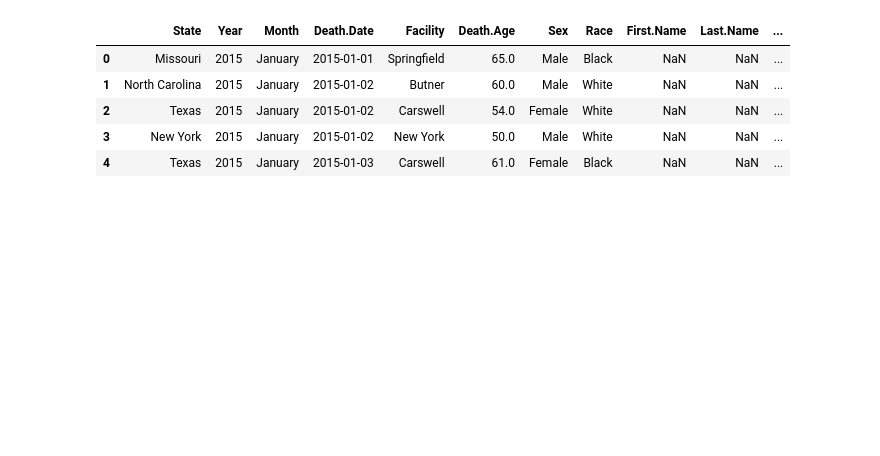
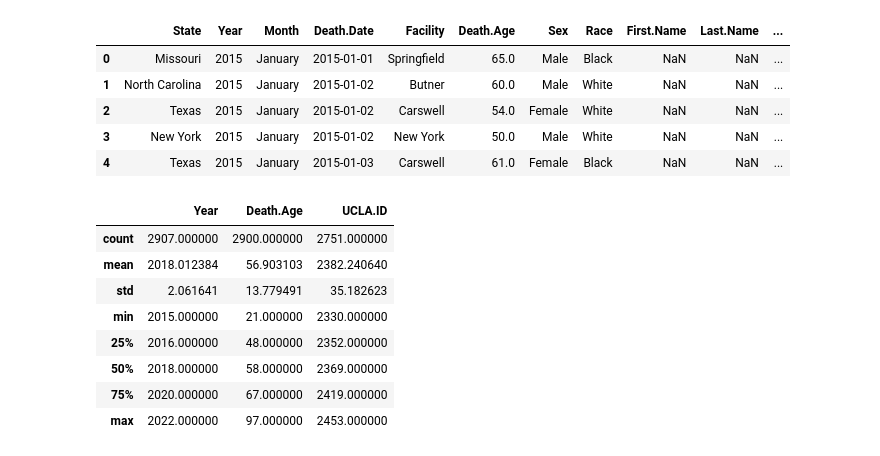
Before and after one commit to ahvblackwelltech/Mortality-in-the-Correctional-System, a Jupyter notebook: Mortality_in_the_Correctional_System.ipynb, the cells around one changed output. Drawn from its saved outputs; the diff is of its cells as text; code cells hidden in the pictures; blank space fills up the shorter version.

```diff
--- a/Mortality_in_the_Correctional_System.ipynb
+++ b/Mortality_in_the_Correctional_System.ipynb
@@ -13,3 +15,15 @@ df.head()
 | 2 | Texas | 2015 | January | 2015-01-02 | Carswell | 54.0 | Female | White | NaN | NaN | ... |
 | 3 | New York | 2015 | January | 2015-01-02 | New York | 50.0 | Male | White | NaN | NaN | ... |
 | 4 | Texas | 2015 | January | 2015-01-03 | Carswell | 61.0 | Female | Black | NaN | NaN | ... |
+# %%
+correctional.describe()
+# %% [output]
+|  | Year | Death.Age | UCLA.ID |
+| count | 2907.000000 | 2900.000000 | 2751.000000 |
+| mean | 2018.012384 | 56.903103 | 2382.240640 |
+| std | 2.061641 | 13.779491 | 35.182623 |
+| min | 2015.000000 | 21.000000 | 2330.000000 |
+| 25% | 2016.000000 | 48.000000 | 2352.000000 |
+| 50% | 2018.000000 | 58.000000 | 2369.000000 |
+| 75% | 2020.000000 | 67.000000 | 2419.000000 |
+| max | 2022.000000 | 97.000000 | 2453.000000 |
```
Also changed, not shown: parts of 5 cells of this notebook.
